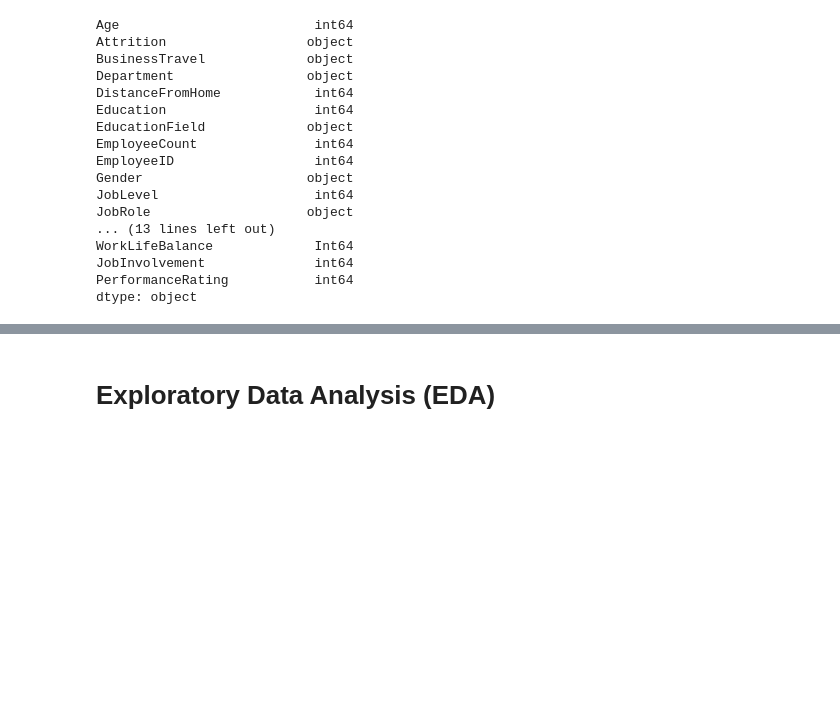
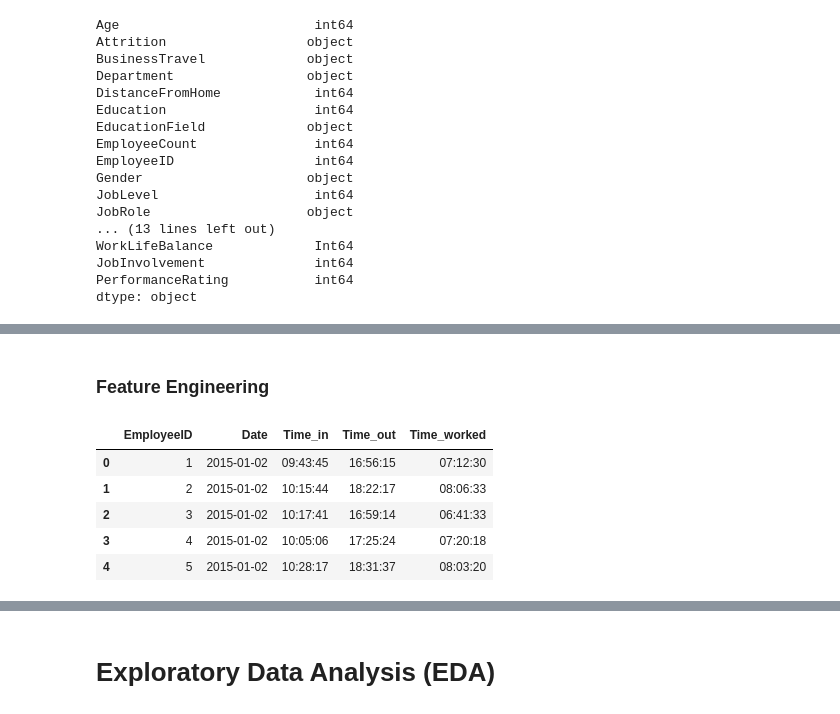
Before and after one commit to SevenNightsDarkCrow/Business_Analytics_I-HR, a Jupyter notebook: Notebooks/Onderzoek.ipynb, the cells around one changed output, grey strips where cells are left out. Drawn from its saved outputs; the diff is of its cells as text; code cells hidden in the pictures; blank space fills up the shorter version.

Commit message:
Tijddata gemodelleerd, feature geengineerd en gemerged met de andere datasets. De dataset is nu klaar voor gebruik in de modellen.

```diff
--- a/Notebooks/Onderzoek.ipynb
+++ b/Notebooks/Onderzoek.ipynb
@@ -747,0 +752,11 @@ memory usage: 8.8 MB
+# %%
+# Merge de in_time_long en out_time_long
+time_data = pd.merge(
+    in_time_long,
+    out_time_long,
+    on=["EmployeeID", "Date"],
+    suffixes=('_in', '_out')
+    )
+
+# Resultaat
+time_data.head()
@@ -747,0 +770,28 @@ memory usage: 8.8 MB
+# %% [markdown]
+### Feature Engineering
+# %%
+# Dtype converteren voor berekenen
+time_in = pd.to_datetime(time_data['Time_in'].astype(str), format='%H:%M:%S')
+time_out = pd.to_datetime(time_data['Time_out'].astype(str), format='%H:%M:%S')
+
+# Totale seconden
+time_data['Time_worked_seconds'] = (time_out - time_in).dt.total_seconds()
+
+# Seconden afronden voor mooie tijd
+time_data['Time_worked_seconds'] = time_data['Time_worked_seconds'].round()
+
+# Tijd omzetten naar datetime formaat
+time_data['Time_worked'] = pd.to_datetime(time_data['Time_worked_seconds'], unit='s').dt.time
+
+# Hulpkolom verwijderen
+time_data.drop('Time_worked_seconds', axis=1, inplace=True)
+
+# Resultaat
+time_data.head()
+# %% [output]
+|  | EmployeeID | Date | Time_in | Time_out | Time_worked |
+| 0 | 1 | 2015-01-02 | 09:43:45 | 16:56:15 | 07:12:30 |
+| 1 | 2 | 2015-01-02 | 10:15:44 | 18:22:17 | 08:06:33 |
+| 2 | 3 | 2015-01-02 | 10:17:41 | 16:59:14 | 06:41:33 |
+| 3 | 4 | 2015-01-02 | 10:05:06 | 17:25:24 | 07:20:18 |
+| 4 | 5 | 2015-01-02 | 10:28:17 | 18:31:37 | 08:03:20 |
```
Also changed, not shown: parts of 14 cells of this notebook.
